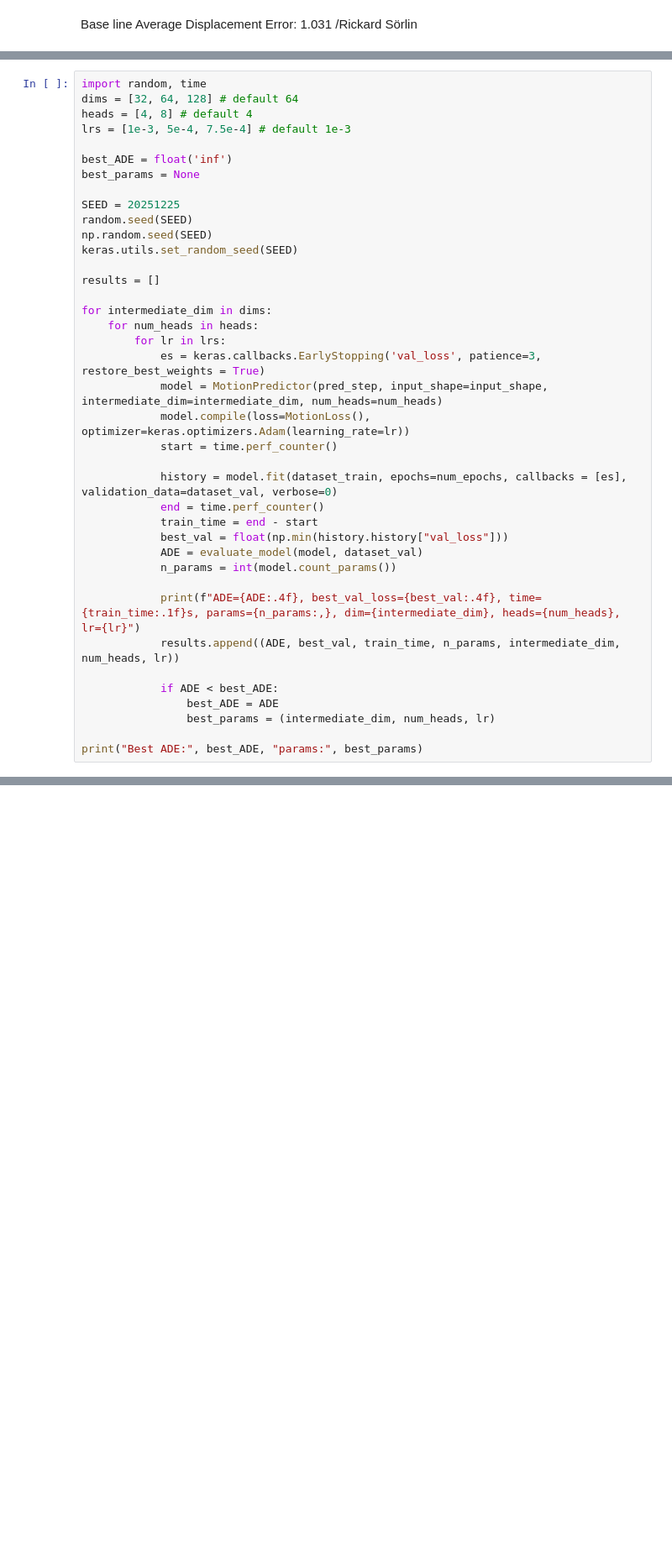
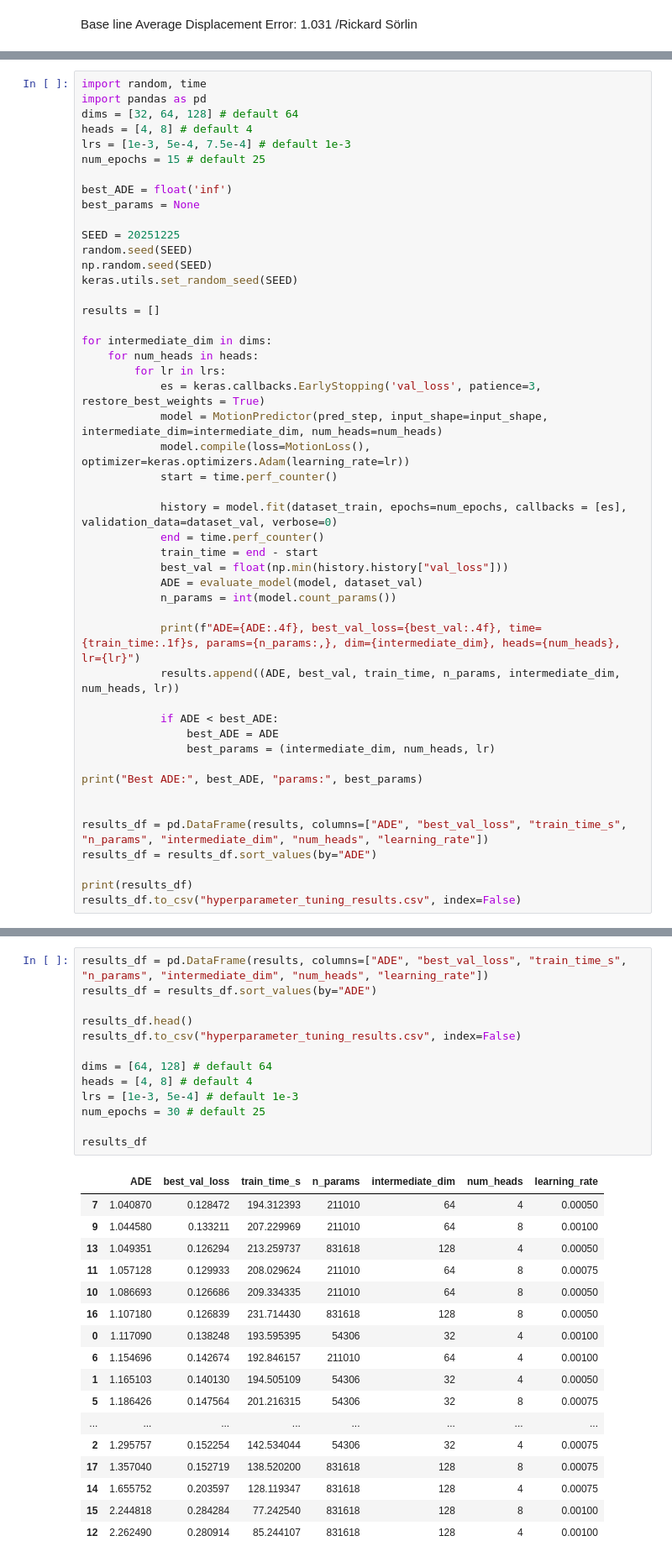
Before and after one commit to FarsanBaloo/Point-Cloud-3D-Temporal_Transformer-Motion-Prediction-BEV, a Jupyter notebook: 5EL272_Exercise_3_Motion_Predictions_v3_STUDENT.ipynb, the cells around one changed output, grey strips where cells are left out. Shown at 84% size. Drawn from its saved outputs; the diff is of its cells as text; blank space fills up the shorter version.

```diff
--- a/5EL272_Exercise_3_Motion_Predictions_v3_STUDENT.ipynb
+++ b/5EL272_Exercise_3_Motion_Predictions_v3_STUDENT.ipynb
@@ -1088,8 +1092,10 @@ Feel free to experiment with various approaches:
 # %%
 import random, time
+import pandas as pd
 dims = [32, 64, 128] # default 64
 heads = [4, 8] # default 4
 lrs = [1e-3, 5e-4, 7.5e-4] # default 1e-3
+num_epochs = 15 # default 25
 
 best_ADE = float('inf')
 best_params = None
@@ -1124,3 +1130,10 @@ for intermediate_dim in dims:
                 best_params = (intermediate_dim, num_heads, lr)
 
 print("Best ADE:", best_ADE, "params:", best_params)
+
+
+results_df = pd.DataFrame(results, columns=["ADE", "best_val_loss", "train_time_s", "n_params", "intermediate_dim", "num_heads", "learning_rate"])
+results_df = results_df.sort_values(by="ADE")
+
+print(results_df)
+results_df.to_csv("hyperparameter_tuning_results.csv", index=False)
@@ -1130,0 +1193,31 @@ YOUR Analysis:
+# %%
+results_df = pd.DataFrame(results, columns=["ADE", "best_val_loss", "train_time_s", "n_params", "intermediate_dim", "num_heads", "learning_rate"])
+results_df = results_df.sort_values(by="ADE")
+
+results_df.head()
+results_df.to_csv("hyperparameter_tuning_results.csv", index=False)
+
+dims = [64, 128] # default 64
+heads = [4, 8] # default 4
+lrs = [1e-3, 5e-4] # default 1e-3
+num_epochs = 30 # default 25
+
+results_df
+# %% [output]
+|  | ADE | best_val_loss | train_time_s | n_params | intermediate_dim | num_heads | learning_rate |
+| 7 | 1.040870 | 0.128472 | 194.312393 | 211010 | 64 | 4 | 0.00050 |
+| 9 | 1.044580 | 0.133211 | 207.229969 | 211010 | 64 | 8 | 0.00100 |
+| 13 | 1.049351 | 0.126294 | 213.259737 | 831618 | 128 | 4 | 0.00050 |
+| 11 | 1.057128 | 0.129933 | 208.029624 | 211010 | 64 | 8 | 0.00075 |
+| 10 | 1.086693 | 0.126686 | 209.334335 | 211010 | 64 | 8 | 0.00050 |
+| 16 | 1.107180 | 0.126839 | 231.714430 | 831618 | 128 | 8 | 0.00050 |
+| 0 | 1.117090 | 0.138248 | 193.595395 | 54306 | 32 | 4 | 0.00100 |
+| 6 | 1.154696 | 0.142674 | 192.846157 | 211010 | 64 | 4 | 0.00100 |
+| 1 | 1.165103 | 0.140130 | 194.505109 | 54306 | 32 | 4 | 0.00050 |
+| 5 | 1.186426 | 0.147564 | 201.216315 | 54306 | 32 | 8 | 0.00075 |
+| ... | ... | ... | ... | ... | ... | ... | ... |
+| 2 | 1.295757 | 0.152254 | 142.534044 | 54306 | 32 | 4 | 0.00075 |
+| 17 | 1.357040 | 0.152719 | 138.520200 | 831618 | 128 | 8 | 0.00075 |
+| 14 | 1.655752 | 0.203597 | 128.119347 | 831618 | 128 | 4 | 0.00075 |
+| 15 | 2.244818 | 0.284284 | 77.242540 | 831618 | 128 | 8 | 0.00100 |
+| 12 | 2.262490 | 0.280914 | 85.244107 | 831618 | 128 | 4 | 0.00100 |
```
Also changed, not shown: parts of 6 cells of this notebook.
